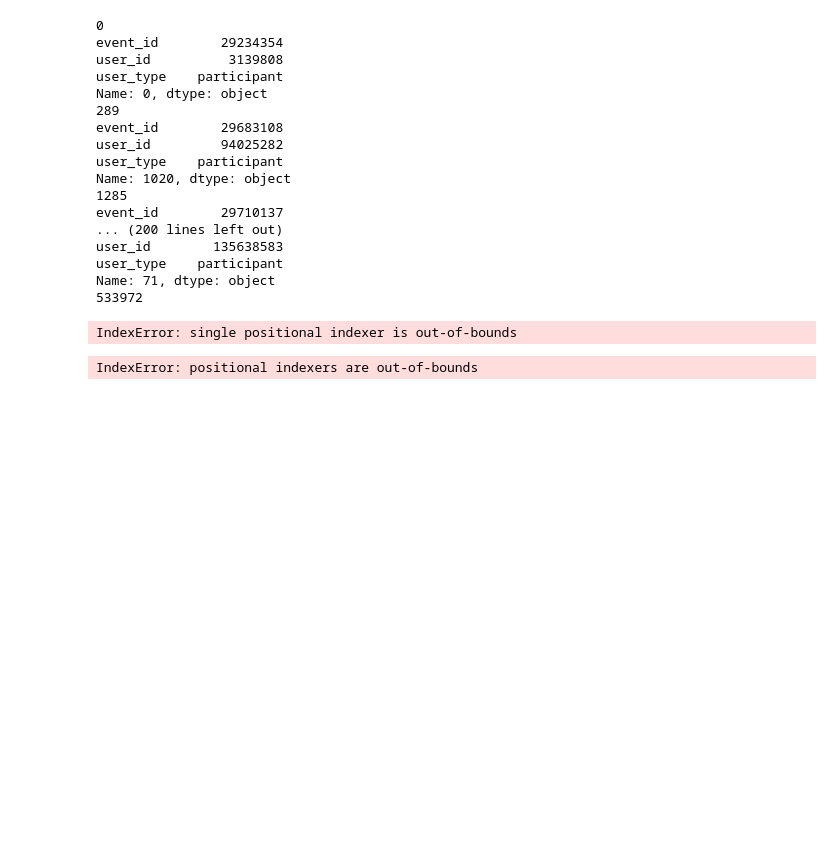
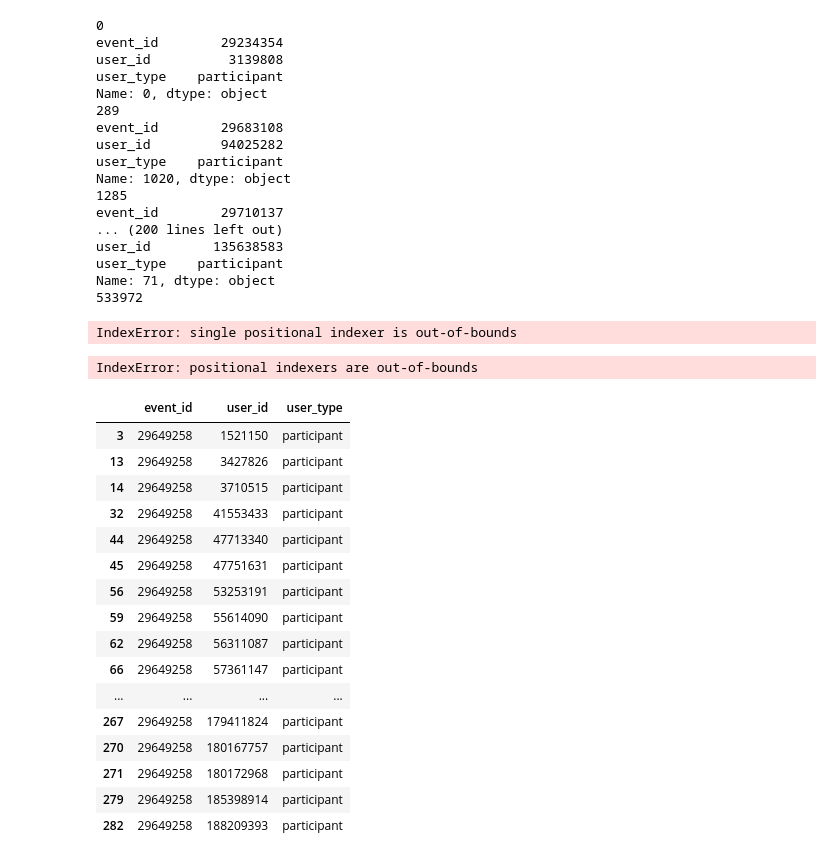
Before and after one commit to yycg/recommender-experiments, a Jupyter notebook: experiment1/notebook/douban.ipynb, the cells around one changed output. Saved outputs shown, nothing was run; the diff lists cells and outputs as text; code cells hidden in the pictures; blank space fills up the shorter version.

```diff
--- a/experiment1/notebook/douban.ipynb
+++ b/experiment1/notebook/douban.ipynb
@@ -179,3 +174,29 @@ eventuser_test = eventuser.iloc[test_index]
 IndexError: positional indexers are out-of-bounds
 # %%
 eventuser_train
+# %%
+sql = "select * from eventuser where event_id = '29649258' order by user_id"
+eventuser = pd.read_sql_query(sql, engine)
+eventuser = eventuser.loc[eventuser["user_type"] == "participant"]
+pd.set_option("display.max_rows", 1000)
+# pd.reset_option("display.max_rows")
+# %%
+eventuser
+# %% [output]
+|  | event_id | user_id | user_type |
+| 3 | 29649258 | 1521150 | participant |
+| 13 | 29649258 | 3427826 | participant |
+| 14 | 29649258 | 3710515 | participant |
+| 32 | 29649258 | 41553433 | participant |
+| 44 | 29649258 | 47713340 | participant |
+| 45 | 29649258 | 47751631 | participant |
+| 56 | 29649258 | 53253191 | participant |
+| 59 | 29649258 | 55614090 | participant |
+| 62 | 29649258 | 56311087 | participant |
+| 66 | 29649258 | 57361147 | participant |
+| ... | ... | ... | ... |
+| 267 | 29649258 | 179411824 | participant |
+| 270 | 29649258 | 180167757 | participant |
+| 271 | 29649258 | 180172968 | participant |
+| 279 | 29649258 | 185398914 | participant |
+| 282 | 29649258 | 188209393 | participant |
```
Also changed, not shown: parts of 1 cell of this notebook, 1 other file.
